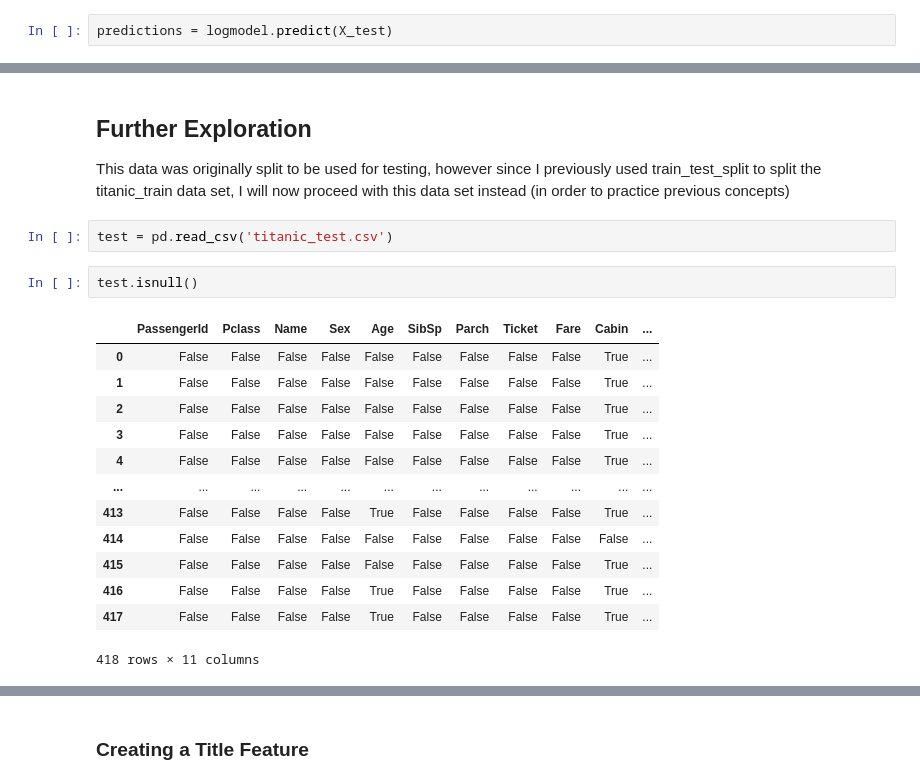
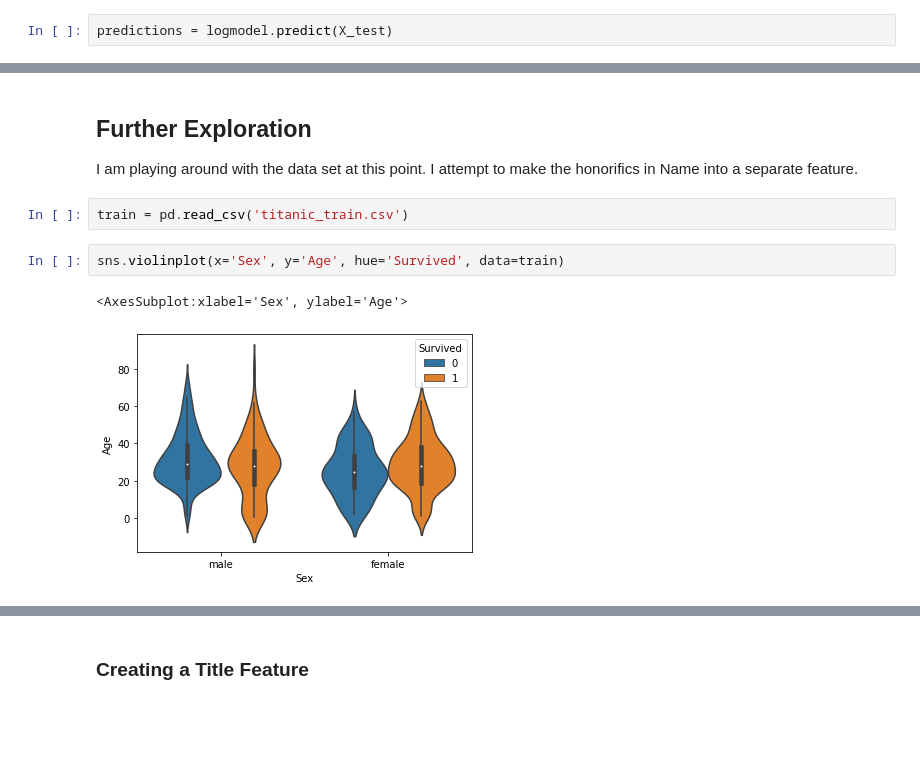
Before and after one commit to ZubairQazi/LogisticRegression-Titanic, a Jupyter notebook: Titanic-Notes.ipynb, the cells around one changed output, grey strips where cells are left out. Drawn from its saved outputs; the diff is of its cells as text; blank space fills up the shorter version.

```diff
--- a/Titanic-Notes.ipynb
+++ b/Titanic-Notes.ipynb
@@ -311,21 +311,10 @@ print(confusion_matrix(y_test, predictions))
-# %% [markdown]
-## Further Exploration
-This data was originally split to be used for testing, however since I previously used train_test_split to split the titanic_train data set, I will now proceed with this data set instead (in order to practice previous concepts)
+# %% [markdown]
+## Further Exploration
+I am playing around with the data set at this point. I attempt to make the honorifics in Name into a separate feature.
 # %%
-test = pd.read_csv('titanic_test.csv')
+train = pd.read_csv('titanic_train.csv')
-# %%
-test.isnull()
-# %% [output]
-|  | PassengerId | Pclass | Name | Sex | Age | SibSp | Parch | Ticket | Fare | Cabin | ... |
-| 0 | False | False | False | False | False | False | False | False | False | True | ... |
-| 1 | False | False | False | False | False | False | False | False | False | True | ... |
-| 2 | False | False | False | False | False | False | False | False | False | True | ... |
-| 3 | False | False | False | False | False | False | False | False | False | True | ... |
-| 4 | False | False | False | False | False | False | False | False | False | True | ... |
-| ... | ... | ... | ... | ... | ... | ... | ... | ... | ... | ... | ... |
-| 413 | False | False | False | False | True | False | False | False | False | True | ... |
-| 414 | False | False | False | False | False | False | False | False | False | False | ... |
-| 415 | False | False | False | False | False | False | False | False | False | True | ... |
-| 416 | False | False | False | False | True | False | False | False | False | True | ... |
-| 417 | False | False | False | False | True | False | False | False | False | True | ... |
-418 rows × 11 columns
+# %%
+sns.violinplot(x='Sex', y='Age', hue='Survived', data=train)
+# %% [output]
+<AxesSubplot:xlabel='Sex', ylabel='Age'>
+[figure, added]
```
Also changed, not shown: parts of 38 cells of this notebook.
